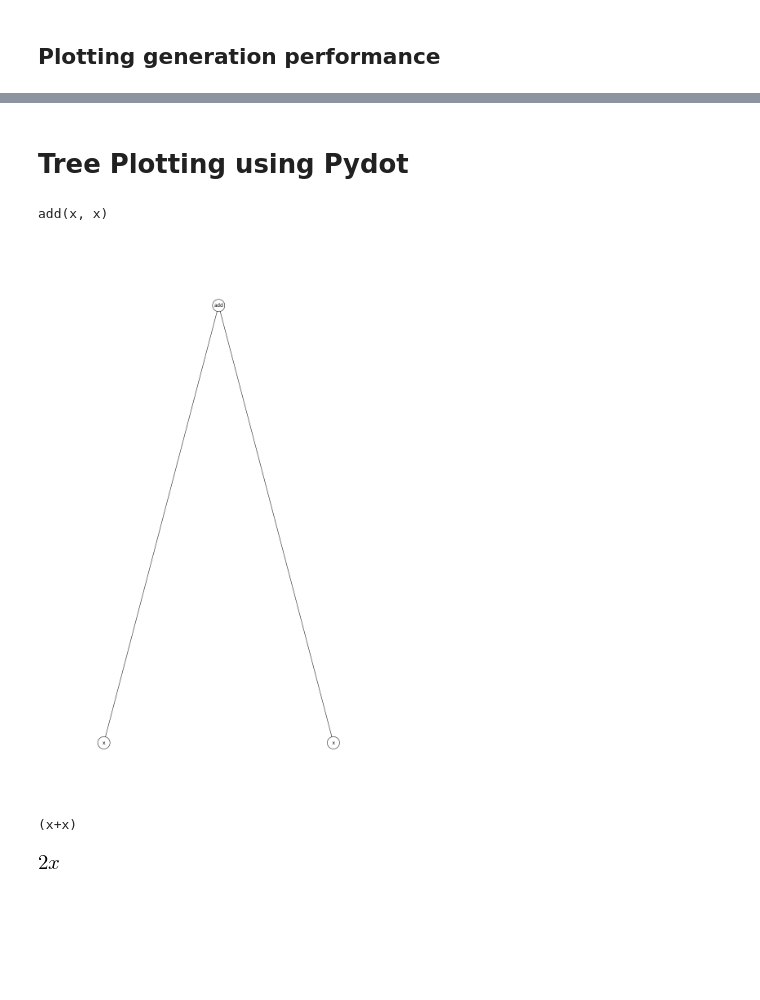
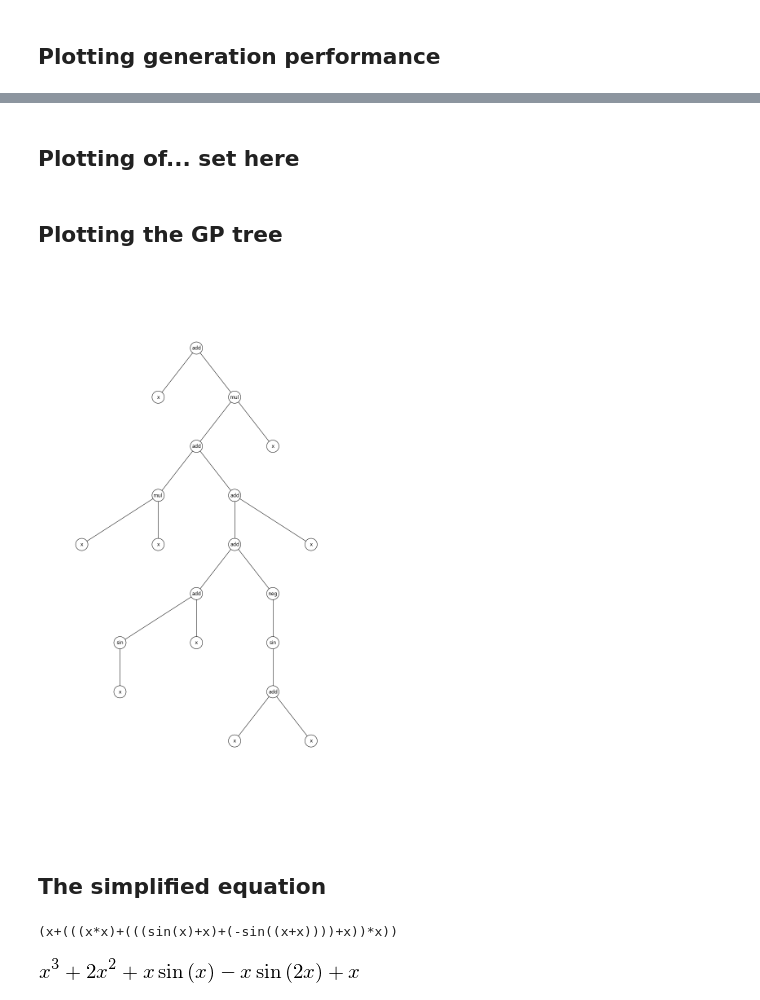
Before and after one commit to szebenyib/thesis, a Jupyter notebook: DEAP GP Tutorial.ipynb, the cells around one changed output, grey strips where cells are left out. Cells and saved outputs as stored; diff of their text form; code cells hidden in the pictures; blank space fills up the shorter version.

Commit message:
DEAP GP Tutorial added table of contents. Formatted headings, plots, cleaned code.

```diff
--- a/DEAP GP Tutorial.ipynb
+++ b/DEAP GP Tutorial.ipynb
@@ -128,11 +150,11 @@ def main():
     print("Evolution execution time: %3.3f" % (end-start))
     best_ind = tools.selBest(population, 1)[0]
     print("Best individual is %s, %s" % (best_ind,
-                                         best_ind.fitness.values))
-    return population, logbook, hof
+                                     best_ind.fitness.values))
+    return population, logbook, hof, best_ind
 # %%
 if __name__ == "__main__":
-    population, logbook, hof = main()
+    population, logbook, hof, best_ind = main()
 # %% [output]
                                 fitness                               size
                 --------------------------------------- -------------------------------
@@ -223,2 +205,0 @@ plt.title('Raw score evolution over time');
-# %% [markdown]
-# Tree Plotting using Pydot
@@ -279,30 +206,21 @@ def writeDotGraph(graph, startNode = 0):
-# %%
-graph = pydot.Dot(graph_type="digraph")
-n = 0
-for i in xrange(0, 0):
-    ind = population[i]
-    subg = pydot.Cluster("cluster_%d" % i, label="label")
-    n = ind.writeDotGraph(subg,n)
-    graph.add_subgraph(subg)
-Image(graph.create_png())
-graph.write("tree_gp.png")
-print population[0]
-# %% [output]
-add(x, x)
+# %% [markdown]
+## Plotting of... set here
+# %%
+individual = best_ind
+# %% [markdown]
+## Plotting the GP tree
 # %%
-import networkx
-
-nodes, edges, labels = gp.graph(population[0])
+nodes, edges, labels = gp.graph(individual)
 graph = networkx.Graph()
 graph.add_nodes_from(nodes)
 graph.add_edges_from(edges)
 pos = networkx.graphviz_layout(graph, prog="dot")
 
 plt.figure(figsize=(14,24))
 networkx.draw_networkx_nodes(graph, pos, node_size=900, node_color="w")
 networkx.draw_networkx_edges(graph, pos)
 networkx.draw_networkx_labels(graph, pos, labels)
 plt.axis("off")
 plt.show()
 # %% [output]
-[figure, old version]
+[figure, new version]
@@ -314,14 +227,17 @@ init_printing(use_unicode=True)
+# %% [markdown]
+## The simplified equation
 # %%
 x = Symbol('x')
-equation = parse_equation(str(population[0]))
+equation = parse_equation(str(individual))
 print equation
 # %% [output]
-(x+x)
+(x+(((x*x)+(((sin(x)+x)+(-sin((x+x))))+x))*x))
 # %%
 sympy_equation = parse_expr(equation)
-# %%
-cancel(sympy_equation)
-# %% [output]
-[figure, removed]
+# %%
+init_printing(use_unicode=True)
+cancel(sympy_equation)
+# %% [output]
+[figure, added]
 # %%
 init_printing(pretty_print=False)
```
Also changed, not shown: parts of 23 cells of this notebook.
